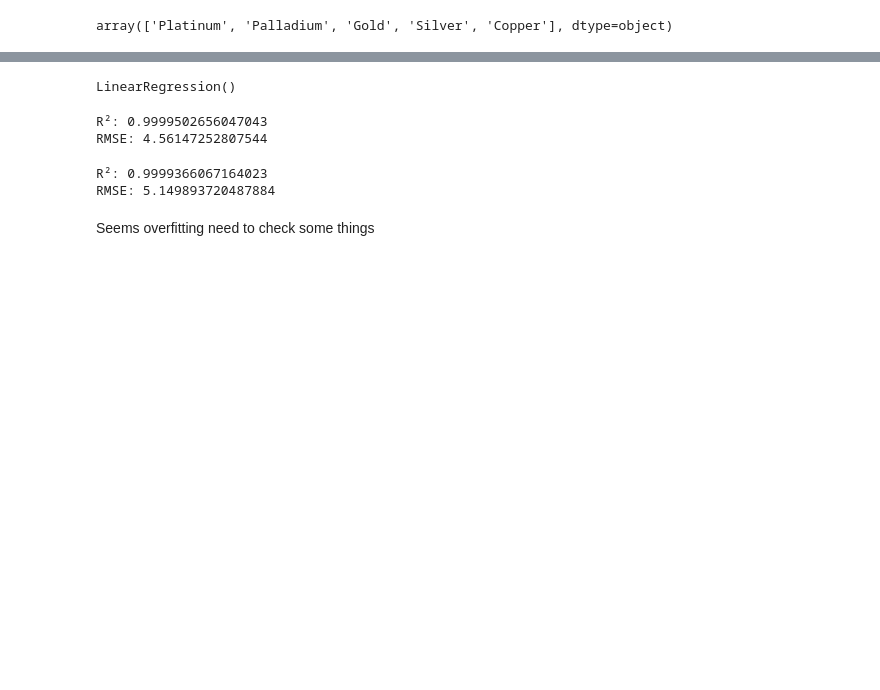
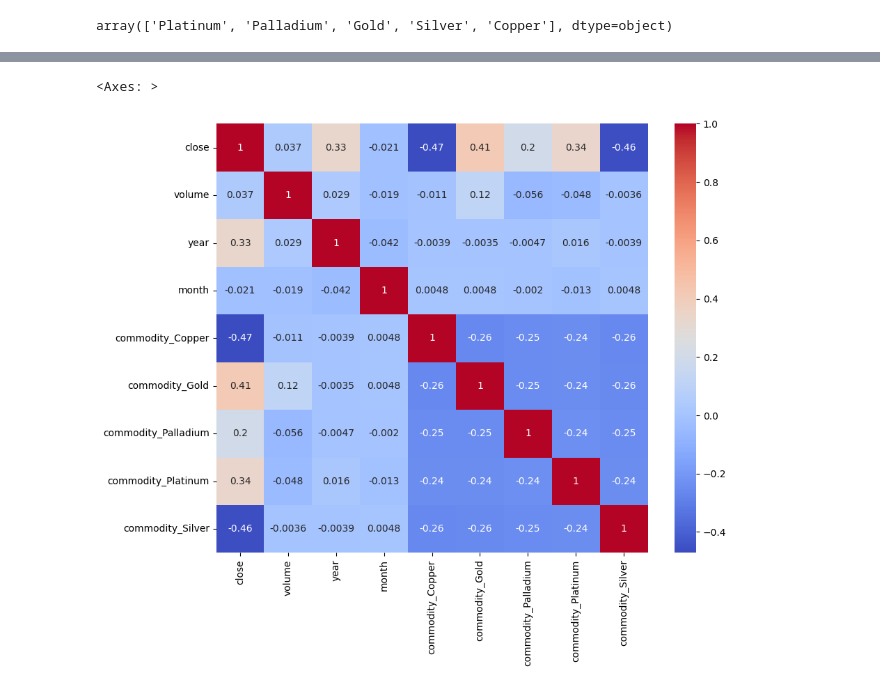
Before and after one commit to mayurimamdi/Silver-Gold-Platinum-Price-Forecasting, a Jupyter notebook: notebook/Code.ipynb, the cells around one changed output, grey strips where cells are left out. Drawn from its saved outputs; the diff is of its cells as text; code cells hidden in the pictures; blank space fills up the shorter version.

```diff
--- a/notebook/Code.ipynb
+++ b/notebook/Code.ipynb
@@ -208,6 +224,8 @@ df.head()
 | 23374 | 436.0 | 439.0 | 433.000000 | 438.100006 | 319 | 2000 | 1 | 5 | 0 | ... |
 | 11952 | 428.0 | 428.0 | 416.899994 | 419.899994 | 571 | 2000 | 1 | 5 | 0 | ... |
 | 23375 | 434.5 | 437.0 | 430.200012 | 435.299988 | 180 | 2000 | 1 | 6 | 0 | ... |
+# %%
+df = df.drop(columns=['high', 'low','day','open'])
 # %%
 X = df.drop(columns=['close'])
 y = df['close']
@@ -257,35 +254,10 @@ RMSE: 4.56147252807544
 # %%
 X_train, X_test = X_train.align(X_test, join='left', axis=1, fill_value=0)
-# %%
-from sklearn.linear_model import LinearRegression
-
-model = LinearRegression()
-model.fit(X_train, y_train)
-# %% [output]
-LinearRegression()
-# %%
-from sklearn.metrics import mean_squared_error, r2_score
-import numpy as np
-
-y_pred = model.predict(X_test)
-
-print("R²:", r2_score(y_test, y_pred))
-print("RMSE:", np.sqrt(mean_squared_error(y_test, y_pred)))
-# %% [output]
-R²: 0.9999502656047043
-RMSE: 4.56147252807544
-# %%
-from sklearn.ensemble import RandomForestRegressor
-
-rf = RandomForestRegressor(n_estimators=200, random_state=42)
-rf.fit(X_train, y_train)
-
-y_pred = rf.predict(X_test)
-
-print("R²:", r2_score(y_test, y_pred))
-print("RMSE:", np.sqrt(mean_squared_error(y_test, y_pred)))
-# %% [output]
-R²: 0.9999366067164023
-RMSE: 5.149893720487884
-# %% [markdown]
-Seems overfitting need to check some things
+# %%
+cor=df.corr()
+# %%
+plt.figure(figsize=(10,8))
+sns.heatmap(cor, annot=True, cmap='coolwarm')
+# %% [output]
+<Axes: >
+[figure, added]
```
Also changed, not shown: parts of 33 cells of this notebook.
